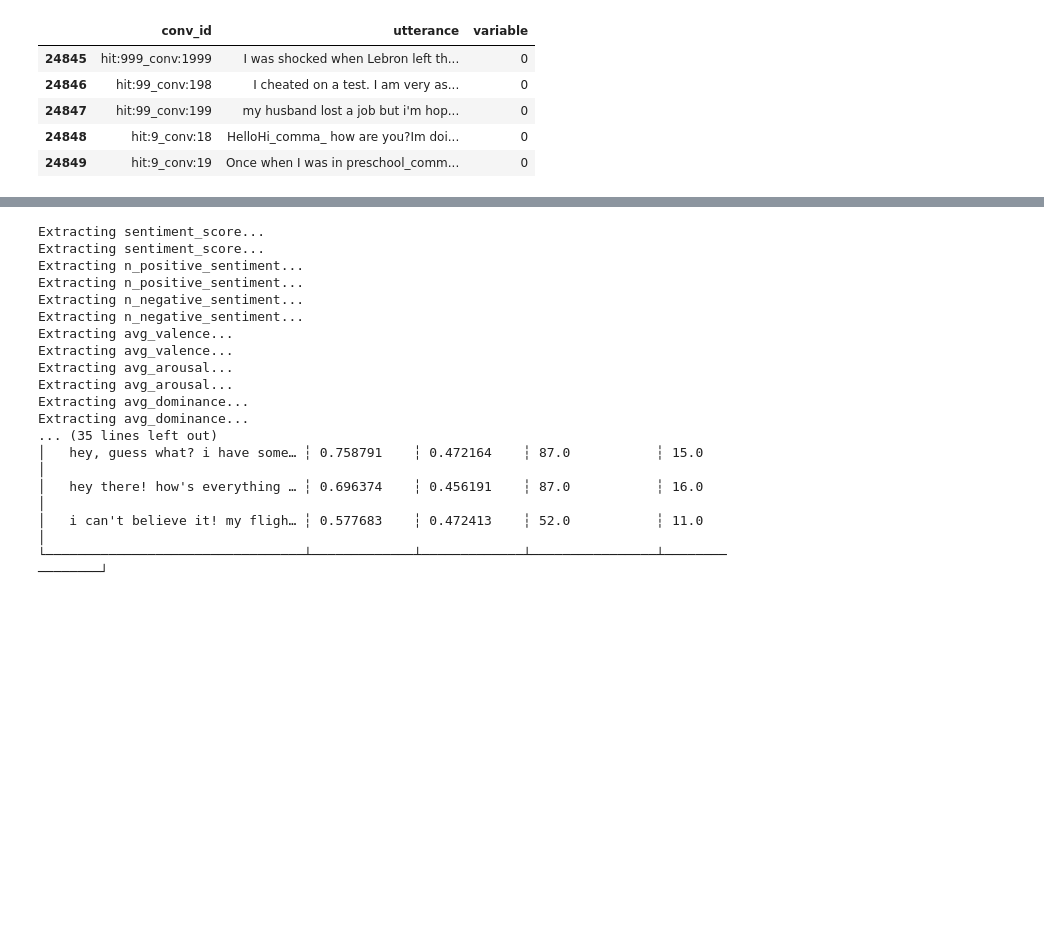
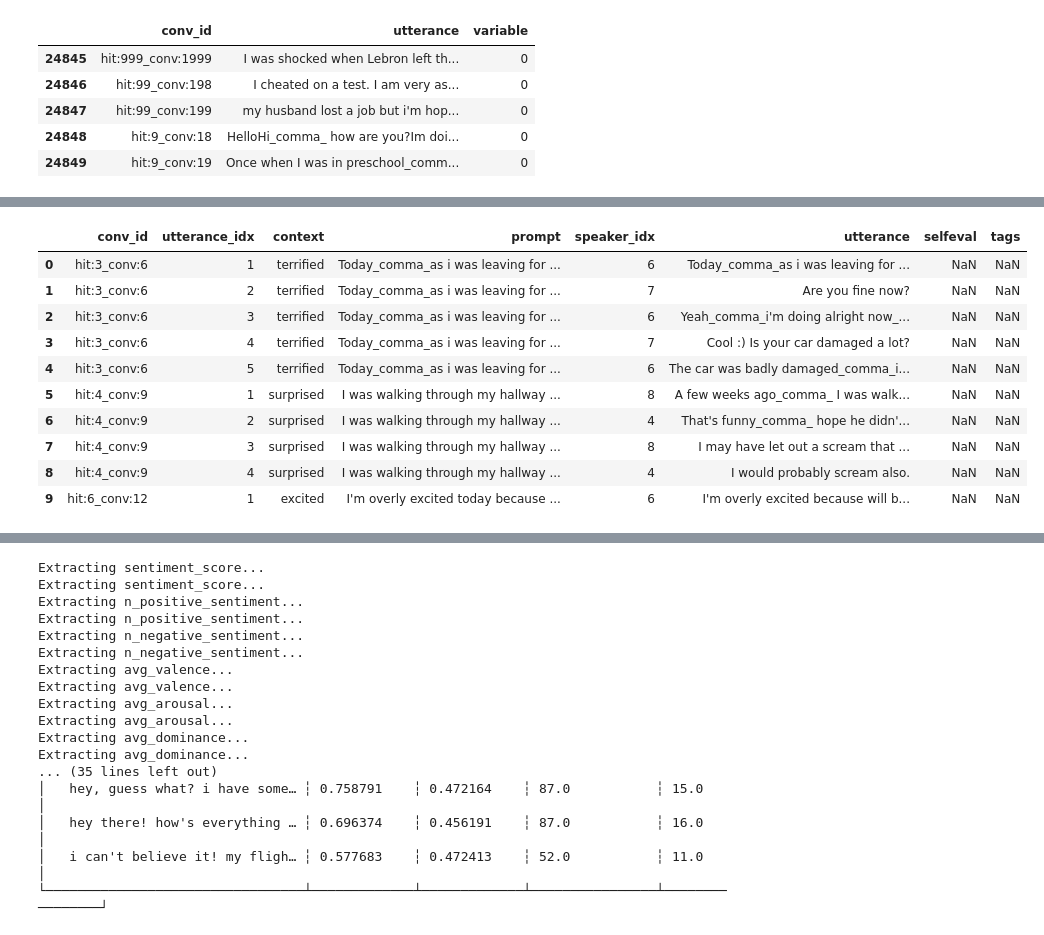
Before and after one commit to telecom-projet-nlp/human-gpt-linguistic-differences, a Jupyter notebook: notebook/Notebook William.ipynb, the cells around one changed output, grey strips where cells are left out. Saved outputs shown, nothing was run; the diff lists cells and outputs as text; code cells hidden in the pictures; blank space fills up the shorter version.

```diff
--- a/notebook/Notebook William.ipynb
+++ b/notebook/Notebook William.ipynb
@@ -606,0 +575,19 @@ KeyboardInterrupt:
+# %%
+import polars as pl
+from elfen.extractor import Extractor
+
+# extraction des données
+dial_human3 = human_dial.copy()
+dial_human3.head(10)
+# %% [output]
+|  | conv_id | utterance_idx | context | prompt | speaker_idx | utterance | selfeval | tags |
+| 0 | hit:3_conv:6 | 1 | terrified | Today_comma_as i was leaving for ... | 6 | Today_comma_as i was leaving for ... | NaN | NaN |
+| 1 | hit:3_conv:6 | 2 | terrified | Today_comma_as i was leaving for ... | 7 | Are you fine now? | NaN | NaN |
+| 2 | hit:3_conv:6 | 3 | terrified | Today_comma_as i was leaving for ... | 6 | Yeah_comma_i'm doing alright now_... | NaN | NaN |
+| 3 | hit:3_conv:6 | 4 | terrified | Today_comma_as i was leaving for ... | 7 | Cool :) Is your car damaged a lot? | NaN | NaN |
+| 4 | hit:3_conv:6 | 5 | terrified | Today_comma_as i was leaving for ... | 6 | The car was badly damaged_comma_i... | NaN | NaN |
+| 5 | hit:4_conv:9 | 1 | surprised | I was walking through my hallway ... | 8 | A few weeks ago_comma_ I was walk... | NaN | NaN |
+| 6 | hit:4_conv:9 | 2 | surprised | I was walking through my hallway ... | 4 | That's funny_comma_ hope he didn'... | NaN | NaN |
+| 7 | hit:4_conv:9 | 3 | surprised | I was walking through my hallway ... | 8 | I may have let out a scream that ... | NaN | NaN |
+| 8 | hit:4_conv:9 | 4 | surprised | I was walking through my hallway ... | 4 | I would probably scream also. | NaN | NaN |
+| 9 | hit:6_conv:12 | 1 | excited | I'm overly excited today because ... | 6 | I'm overly excited because will b... | NaN | NaN |
```
Also changed, not shown: parts of 16 cells of this notebook, 1 other file.
